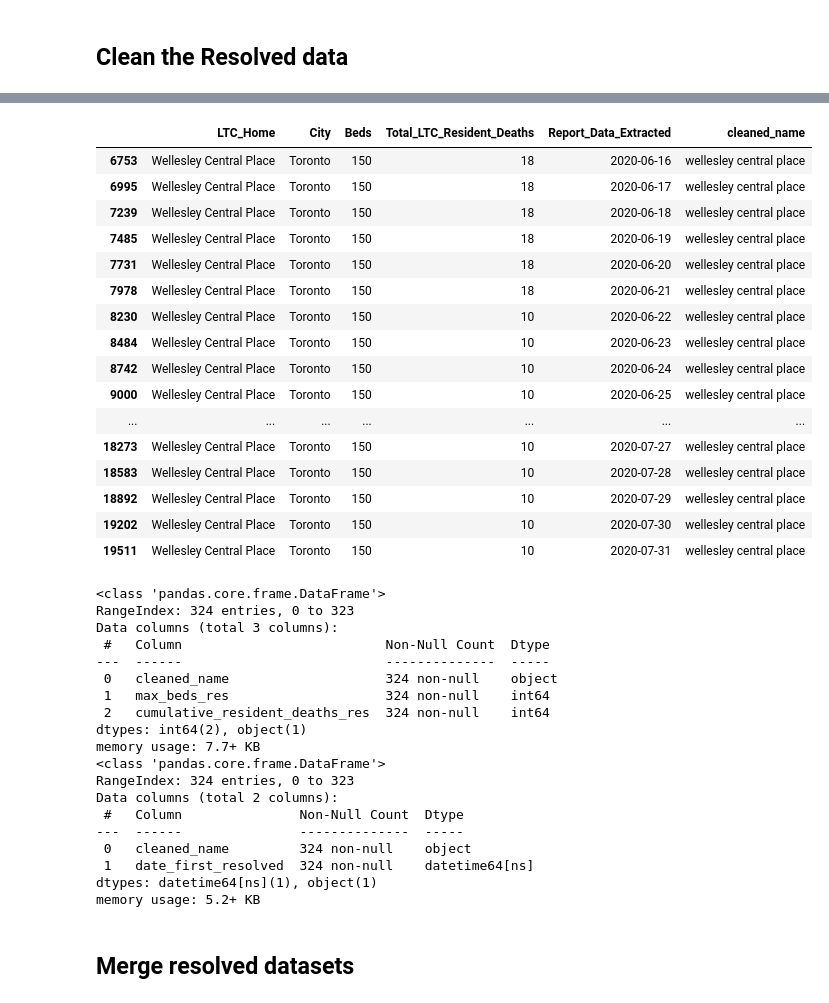
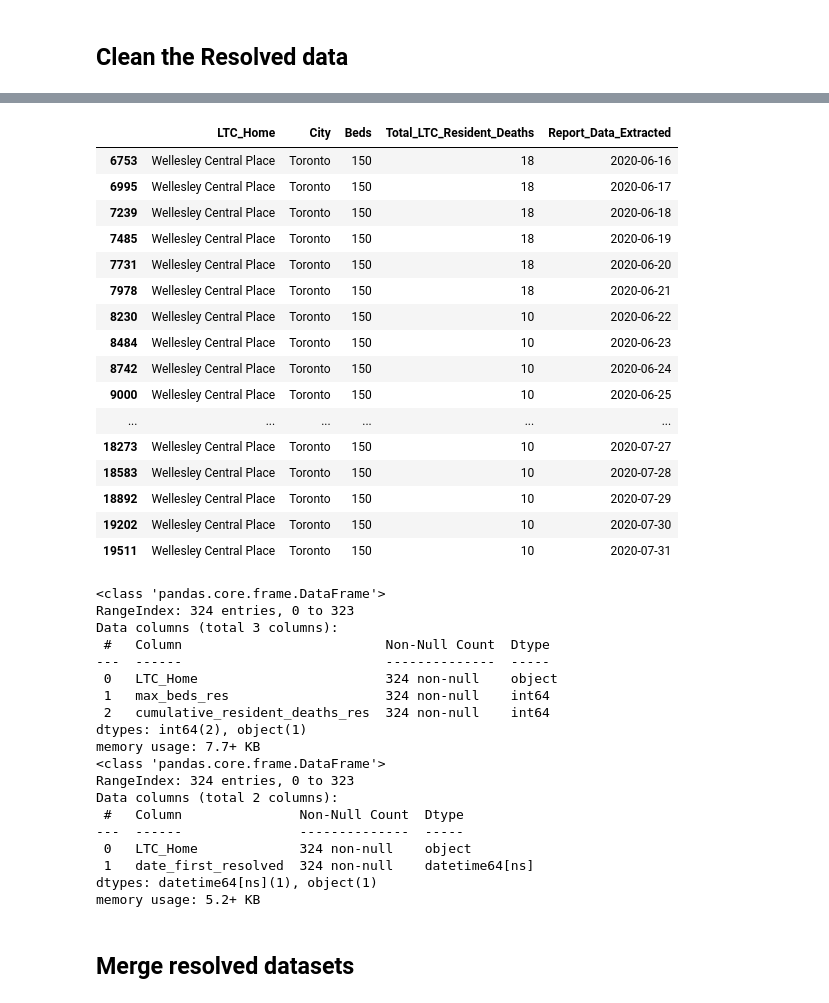
Before and after one commit to nganlyle/wrangle_covid, a Jupyter notebook: LTChomes_analysis_ON/webscraping/outbreaks_0731.ipynb, the cells around one changed output, grey strips where cells are left out. Cells and saved outputs as stored; diff of their text form; code cells hidden in the pictures.

```diff
--- a/LTChomes_analysis_ON/webscraping/outbreaks_0731.ipynb
+++ b/LTChomes_analysis_ON/webscraping/outbreaks_0731.ipynb
@@ -17,16 +19,16 @@ active = pd.read_csv('activeltcoutbreak_oct8.csv')
 active['Report_Data_Extracted'] = pd.to_datetime(active['ï»¿Report_Data_Extracted'])
 active.drop('ï»¿Report_Data_Extracted', axis = 1, inplace = True)
 active = active[active.Report_Data_Extracted < '2020-08-01']
-active['cleaned_name'] = active['LTC_Home'].str.lower()
-active.sort_values(['cleaned_name', 'Report_Data_Extracted'], inplace=True)
+# active['LTC_Home'] = active['LTC_Home'].str.lower()
+active.sort_values(['LTC_Home', 'Report_Data_Extracted'], inplace=True)
 active.info()
 
 resolved = pd.read_csv('resolvedltc_oct8.csv')
 resolved['Report_Data_Extracted'] = pd.to_datetime(resolved['ï»¿Report_Data_Extracted'])
 resolved.drop('ï»¿Report_Data_Extracted', axis = 1, inplace = True)
 resolved = resolved[resolved.Report_Data_Extracted < '2020-08-01']
-resolved['cleaned_name'] = resolved['LTC_Home'].str.lower()
-resolved.sort_values(['cleaned_name', 'Report_Data_Extracted'], inplace=True)
+# resolved['LTC_Home'] = resolved['LTC_Home'].str.lower()
+resolved.sort_values(['LTC_Home', 'Report_Data_Extracted'], inplace=True)
 resolved.info()
 # %% [output]
 <class 'pandas.core.frame.DataFrame'>
@@ -416,30 +403,30 @@ for each in ls:
 # %%
-# Inspect wellesley central place
-# active.loc[active['cleaned_name'] == 'wellesley central place'] # max deaths on active list was 18, 4/24 to 6/15
-resolved.loc[resolved['cleaned_name'] == 'wellesley central place'] # deaths dropped from 18 to 10 6/21 to 6/22
+# Inspect Wellesley Central Place
+# active.loc[active['LTC_Home'] == 'Wellesley Central Place'] # max deaths on active list was 18, 4/24 to 6/15
+resolved.loc[resolved['LTC_Home'] == 'Wellesley Central Place'] # deaths dropped from 18 to 10 6/21 to 6/22
 # %% [output]
-|  | LTC_Home | City | Beds | Total_LTC_Resident_Deaths | Report_Data_Extracted | cleaned_name |
-| 6753 | Wellesley Central Place | Toronto | 150 | 18 | 2020-06-16 | wellesley central place |
-| 6995 | Wellesley Central Place | Toronto | 150 | 18 | 2020-06-17 | wellesley central place |
-| 7239 | Wellesley Central Place | Toronto | 150 | 18 | 2020-06-18 | wellesley central place |
-| 7485 | Wellesley Central Place | Toronto | 150 | 18 | 2020-06-19 | wellesley central place |
-| 7731 | Wellesley Central Place | Toronto | 150 | 18 | 2020-06-20 | wellesley central place |
-| 7978 | Wellesley Central Place | Toronto | 150 | 18 | 2020-06-21 | wellesley central place |
-| 8230 | Wellesley Central Place | Toronto | 150 | 10 | 2020-06-22 | wellesley central place |
-| 8484 | Wellesley Central Place | Toronto | 150 | 10 | 2020-06-23 | wellesley central place |
-| 8742 | Wellesley Central Place | Toronto | 150 | 10 | 2020-06-24 | wellesley central place |
-| 9000 | Wellesley Central Place | Toronto | 150 | 10 | 2020-06-25 | wellesley central place |
-| ... | ... | ... | ... | ... | ... | ... |
-| 18273 | Wellesley Central Place | Toronto | 150 | 10 | 2020-07-27 | wellesley central place |
-| 18583 | Wellesley Central Place | Toronto | 150 | 10 | 2020-07-28 | wellesley central place |
-| 18892 | Wellesley Central Place | Toronto | 150 | 10 | 2020-07-29 | wellesley central place |
-| 19202 | Wellesley Central Place | Toronto | 150 | 10 | 2020-07-30 | wellesley central place |
-| 19511 | Wellesley Central Place | Toronto | 150 | 10 | 2020-07-31 | wellesley central place |
+|  | LTC_Home | City | Beds | Total_LTC_Resident_Deaths | Report_Data_Extracted |
+| 6753 | Wellesley Central Place | Toronto | 150 | 18 | 2020-06-16 |
+| 6995 | Wellesley Central Place | Toronto | 150 | 18 | 2020-06-17 |
+| 7239 | Wellesley Central Place | Toronto | 150 | 18 | 2020-06-18 |
+| 7485 | Wellesley Central Place | Toronto | 150 | 18 | 2020-06-19 |
+| 7731 | Wellesley Central Place | Toronto | 150 | 18 | 2020-06-20 |
+| 7978 | Wellesley Central Place | Toronto | 150 | 18 | 2020-06-21 |
+| 8230 | Wellesley Central Place | Toronto | 150 | 10 | 2020-06-22 |
+| 8484 | Wellesley Central Place | Toronto | 150 | 10 | 2020-06-23 |
+| 8742 | Wellesley Central Place | Toronto | 150 | 10 | 2020-06-24 |
+| 9000 | Wellesley Central Place | Toronto | 150 | 10 | 2020-06-25 |
+| ... | ... | ... | ... | ... | ... |
+| 18273 | Wellesley Central Place | Toronto | 150 | 10 | 2020-07-27 |
+| 18583 | Wellesley Central Place | Toronto | 150 | 10 | 2020-07-28 |
+| 18892 | Wellesley Central Place | Toronto | 150 | 10 | 2020-07-29 |
+| 19202 | Wellesley Central Place | Toronto | 150 | 10 | 2020-07-30 |
+| 19511 | Wellesley Central Place | Toronto | 150 | 10 | 2020-07-31 |
 # %%
 # For each home, keep max deaths
-resolved_max = resolved.groupby('cleaned_name').max()
+resolved_max = resolved.groupby('LTC_Home').max()
 # resolved_max.head()
-ls = ['LTC_Home', 'City', 'Report_Data_Extracted']
+ls = ['City', 'Report_Data_Extracted']
 resolved_max.drop(ls, axis=1, inplace=True)
 
 # Rename columns
@@ -451,8 +438,8 @@ resolved_max.info()
 # resolved_max.head()
 
 # For each home, keep min date
-resolved_min = resolved.groupby('cleaned_name').min()
-ls = ['LTC_Home', 'City', 'Beds', 'Total_LTC_Resident_Deaths']
+resolved_min = resolved.groupby('LTC_Home').min()
+ls = ['City', 'Beds', 'Total_LTC_Resident_Deaths']
 resolved_min.drop(ls, axis=1, inplace=True)
 
 # Rename columns
@@ -467,7 +454,7 @@ RangeIndex: 324 entries, 0 to 323
 Data columns (total 3 columns):
  #   Column                          Non-Null Count  Dtype
 ---  ------                          --------------  -----
- 0   cleaned_name                    324 non-null    object
+ 0   LTC_Home                        324 non-null    object
  1   max_beds_res                    324 non-null    int64
  2   cumulative_resident_deaths_res  324 non-null    int64
 dtypes: int64(2), object(1)
@@ -477,7 +464,7 @@ RangeIndex: 324 entries, 0 to 323
 Data columns (total 2 columns):
  #   Column               Non-Null Count  Dtype
 ---  ------               --------------  -----
- 0   cleaned_name         324 non-null    object
+ 0   LTC_Home             324 non-null    object
  1   date_first_resolved  324 non-null    datetime64[ns]
 dtypes: datetime64[ns](1), object(1)
 memory usage: 5.2+ KB
```
Also changed, not shown: parts of 44 cells of this notebook, 8 other files.
